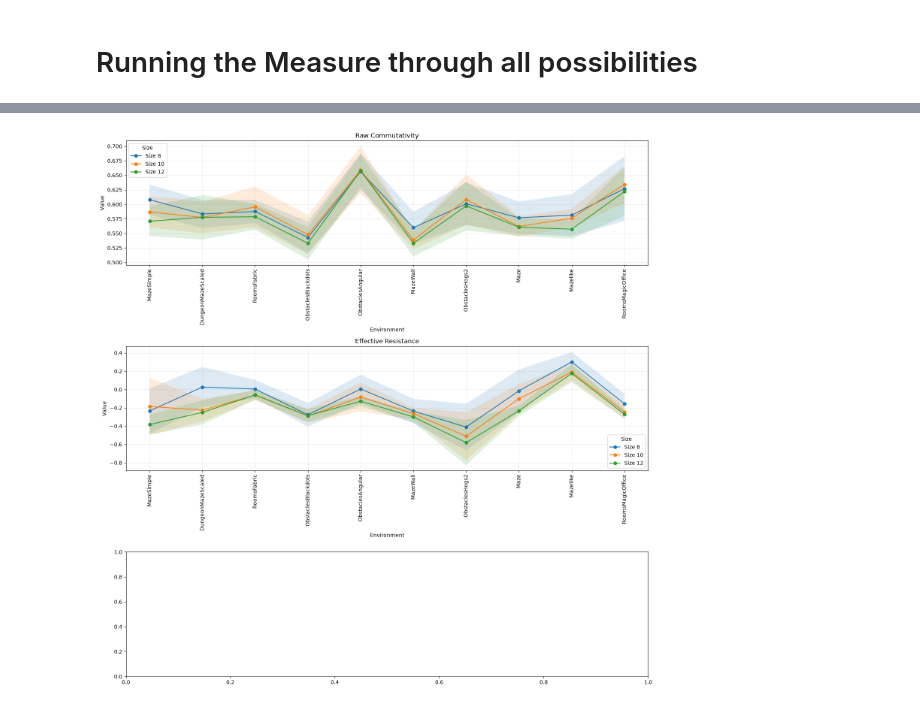
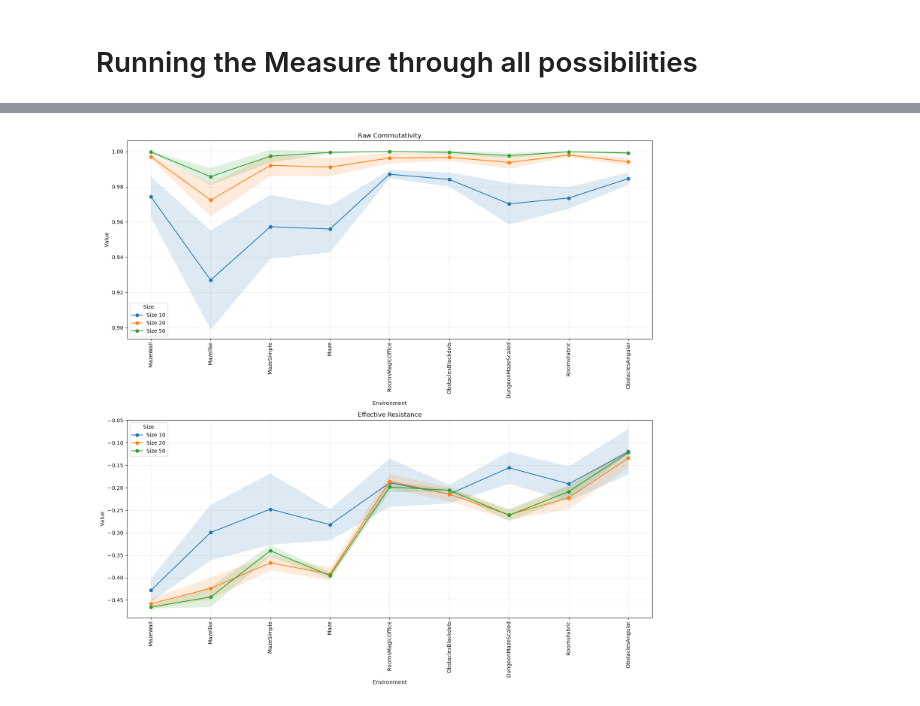
Before and after one commit to Telomania/GeoMemPelle, a Jupyter notebook: pelle/environments/testing_ground.ipynb, the cells around one changed output, grey strips where cells are left out. Saved outputs shown, nothing was run; the diff lists cells and outputs as text; code cells hidden in the pictures.

```diff
--- a/pelle/environments/testing_ground.ipynb
+++ b/pelle/environments/testing_ground.ipynb
@@ -55,6 +55,18 @@ env_list = [
     #"MiniGrid-WFC-SkewCave-v0",
     #"MiniGrid-WFC-SkewLake-v0"
 ]
+# %%
+env_list = [
+    "MiniGrid-WFC-MazeWall-v0",
+    "MiniGrid-WFC-Mazelike-v0",
+    "MiniGrid-WFC-MazeSimple-v0",
+    "MiniGrid-WFC-Maze-v0",
+    "MiniGrid-WFC-RoomsMagicOffice-v0",
+    "MiniGrid-WFC-ObstaclesBlackdots-v0",
+    "MiniGrid-WFC-DungeonMazeScaled-v0",
+    "MiniGrid-WFC-RoomsFabric-v0",
+    "MiniGrid-WFC-ObstaclesAngular-v0"
+]
 # %%
 %%time
 import numpy as np
@@ -79,7 +90,6 @@ KeyboardInterrupt:
 # %%
 env_names = [env_string.split('-')[2] for env_string in env_list]
 # %%
-%%time
 import numpy as np
 import matplotlib.pyplot as plt
 
@@ -106,34 +116,34 @@ res_var  = np.nanvar(resistance_results, axis=2)
 # rows = measure, columns = maybe not needed
 # just 3 separate subplots
 
-fig, axes = plt.subplots(3, 1, figsize=(15, 15), sharey=False)
+fig, axes = plt.subplots(2, 1, figsize=(15, 15), sharey=False)
 
 measure_sets = [
     ("Raw Commutativity", raw_mean, raw_var),
     #("Valid Commutativity", valid_mean, valid_var),
     ("Effective Resistance", res_mean, res_var),
 ]
 
 for ax, (title, mean_data, var_data) in zip(axes, measure_sets):
     # mean_data shape: (n_envs, n_sizes)
     # transpose to (n_sizes, n_envs) so each row is a size
     mean_plot = mean_data.T
     var_plot = var_data.T
 
     for i, size in enumerate(sizes):
         y = mean_plot[i, :]
         sigma = np.sqrt(var_plot[i, :])
         ax.plot(env_names, y, marker="o", label=f"Size {size}")
         ax.fill_between(env_names, y - sigma, y + sigma, alpha=0.15)
 
     ax.set_xticklabels(env_names, rotation=90)
     ax.set_title(title)
     ax.set_xlabel("Environment")
     ax.set_ylabel("Value")
     ax.grid(alpha=0.25)
     ax.legend(title="Size")
 
 plt.tight_layout()
 plt.show()
 # %% [output]
-[figure, old version]
+[figure, new version]
```
Also changed, not shown: parts of 4 cells of this notebook, 1 other file.
